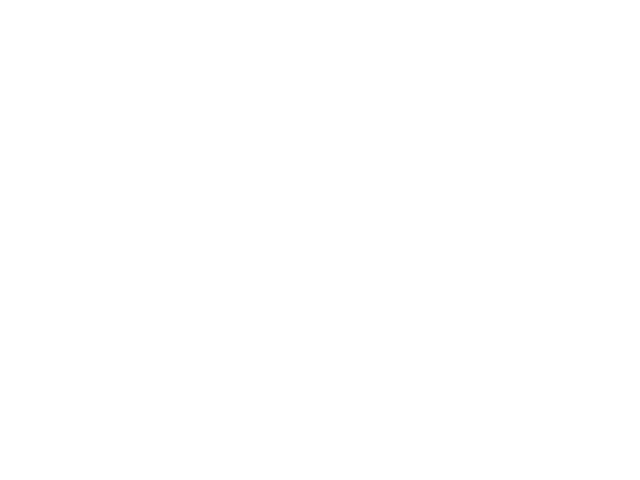
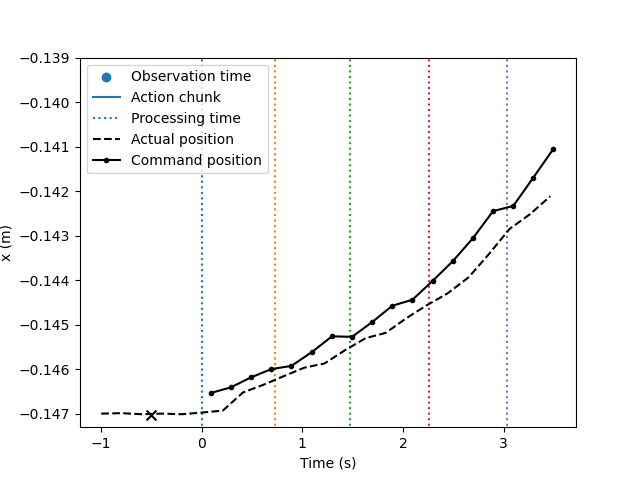
Code edit (unified diff) that turned the first committed figure into the second:
--- before
+++ after
@@ -25,8 +25,7 @@
 
 pos, = ax.plot(*actual[::100].T, 'k--')
-# cmd, = ax.plot(act_ts[act_sel], actions[act_sel, ix], 'k.-')
+cmd, = ax.plot(act_ts[act_sel], actions[act_sel, ix], 'k.-')
 
-# ax.legend([scatters[0], plots[0], vlines[0], pos, cmd], ['Observation time', 'Action chunk', 'Processing time', 'Actual position', 'Command position'])
-ax.legend([scatters[0], plots[0], vlines[0], pos], ['Observation time', 'Action chunk', 'Processing time', 'Actual position', 'Command position'])
+ax.legend([scatters[0], plots[0], vlines[0], pos, cmd], ['Observation time', 'Action chunk', 'Processing time', 'Actual position', 'Command position'])
 
 ax.set_xlabel('Time (s)')

Commit: Albert/eval rl (#11)